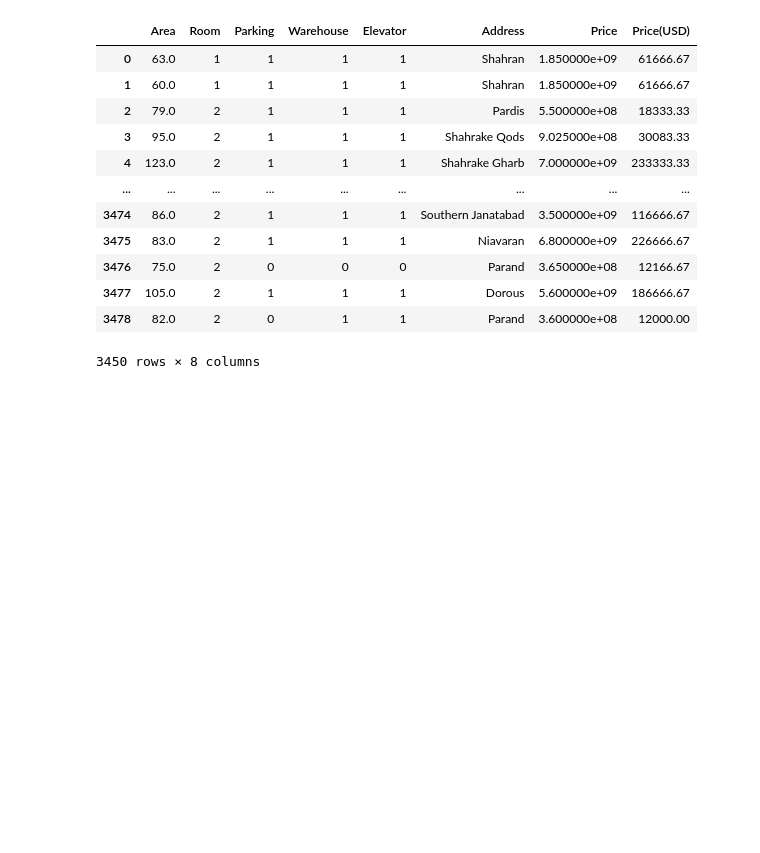
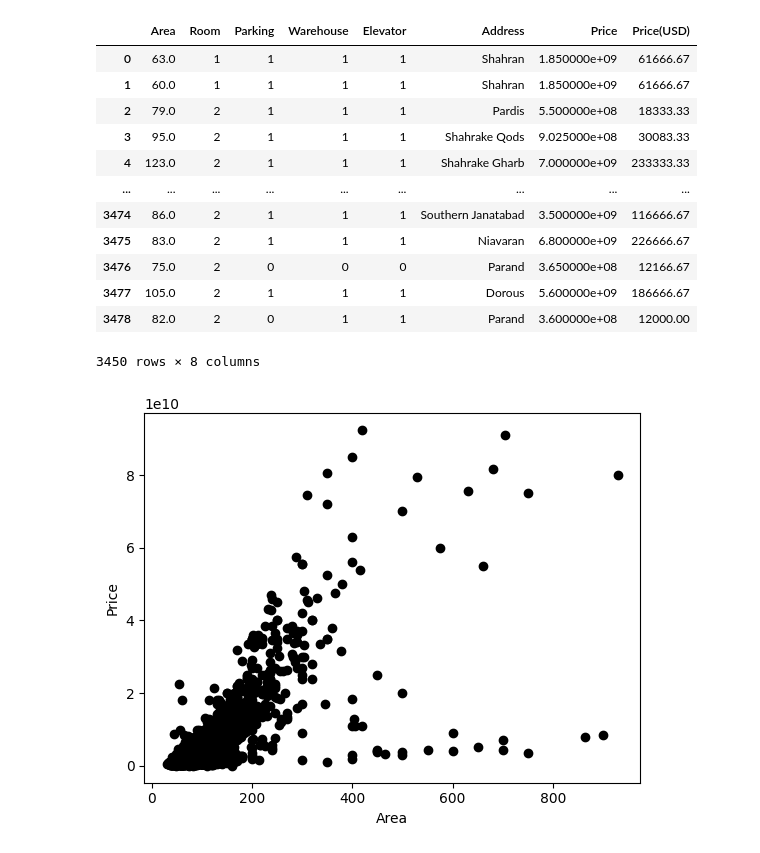
Before and after one commit to AminHajian/House-Price-Forecast, a Jupyter notebook: HousPrice.ipynb, the cells around one changed output. Cells and saved outputs as stored; diff of their text form; code cells hidden in the pictures; blank space fills up the shorter version.

Commit message:
use Scatter to creat a chart

```diff
--- a/HousPrice.ipynb
+++ b/HousPrice.ipynb
@@ -47,3 +47,14 @@ df
 | 3477 | 105.0 | 2 | 1 | 1 | 1 | Dorous | 5.600000e+09 | 186666.67 |
 | 3478 | 82.0 | 2 | 0 | 1 | 1 | Parand | 3.600000e+08 | 12000.00 |
 3450 rows × 8 columns
+# %%
+cdf = df[["Area","Room",'Parking','Warehouse','Elevator',"Price"]]
+# cdf = cdf.sort_values(by=['Price'] ,  ascending=True)  #sort by Price
+
+
+plt.scatter(cdf.Area, cdf.Price,  color='black')
+plt.xlabel("Area")
+plt.ylabel("Price")
+plt.show()
+# %% [output]
+[figure, added]
```
Also changed, not shown: parts of 1 cell of this notebook.
